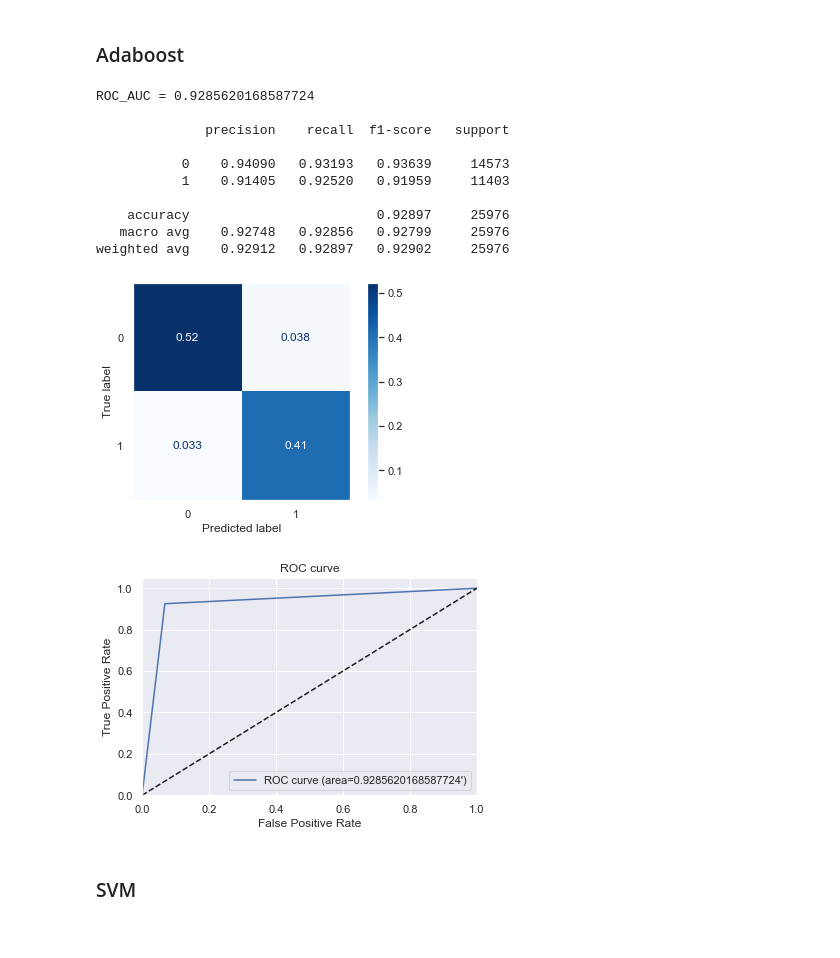
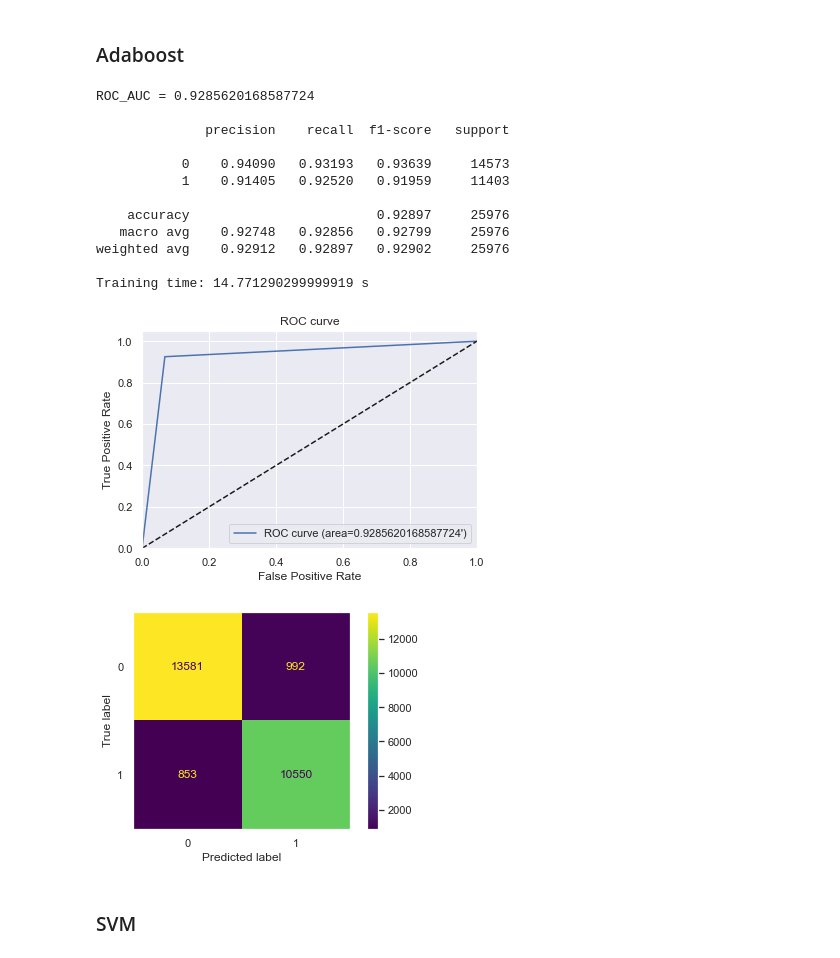
Before and after one commit to GonzaloRomeroR/CEIA, a Jupyter notebook: aprendizaje_maquina_1/project/2-Entrenamiento.ipynb, the cells around one changed output. Drawn from its saved outputs; the diff is of its cells as text; code cells hidden in the pictures.

Commit message:
Improve training functions

```diff
--- a/aprendizaje_maquina_1/project/2-Entrenamiento.ipynb
+++ b/aprendizaje_maquina_1/project/2-Entrenamiento.ipynb
@@ -37,13 +43,14 @@ y_test = feather.read_feather("./results/y_test.ftr").to_numpy().ravel()
 # %% [markdown]
 ### Adaboost
 # %%
-params_ad = {
+params = {
     "n_estimators": 100,
     "random_state": 0,
 }
 
-model_ad = AdaBoostClassifier(**params_ad)
-model_ad, roc_auc_ad = run_model(model_ad, X_train, y_train, X_test, y_test)
+model = Model(AdaBoostClassifier, params)
+evaluate_model(model, X_train, y_train, X_test, y_test)
+models["model_ad"] = model
 # %% [output]
 ROC_AUC = 0.9285620168587724
 
@@ -55,11 +62,12 @@ ROC_AUC = 0.9285620168587724
     accuracy                        0.92897     25976
    macro avg    0.92748   0.92856   0.92799     25976
 weighted avg    0.92912   0.92897   0.92902     25976
+
+Training time: 14.771290299999919 s
-[figure, old version]
+[figure, new version]
-# %%
-y_pred = model_ad.predict(X_test)
-plot_roc_curve(y_test, y_pred)
-# %% [output]
-[figure, removed]
+# %%
+model.confusion_matrix(X_test, y_test)
+# %% [output]
+[figure, added]
 # %% [markdown]
 ### SVM
```
Also changed, not shown: parts of 25 cells of this notebook, 2 other files.
